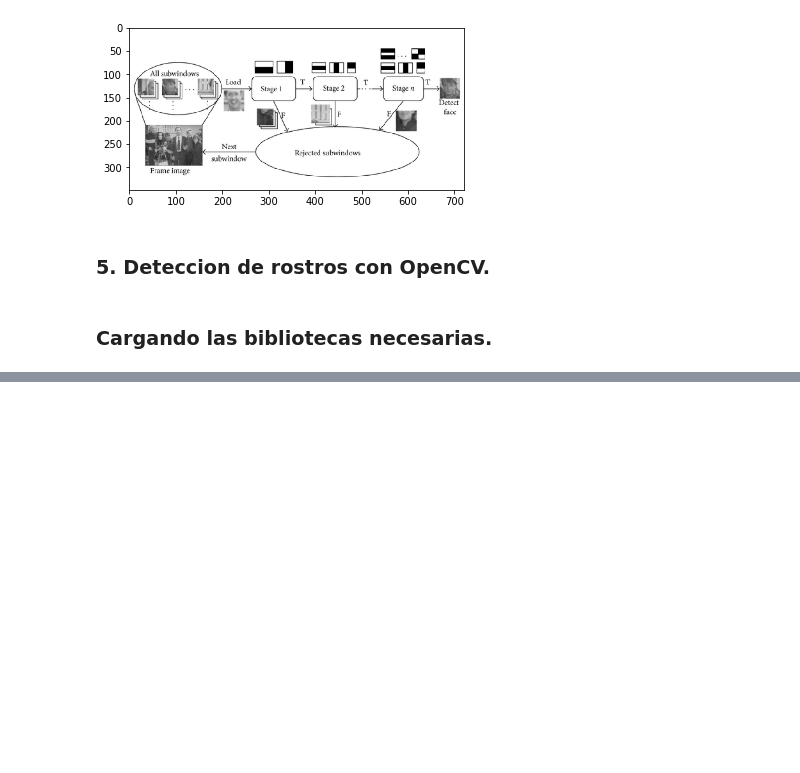
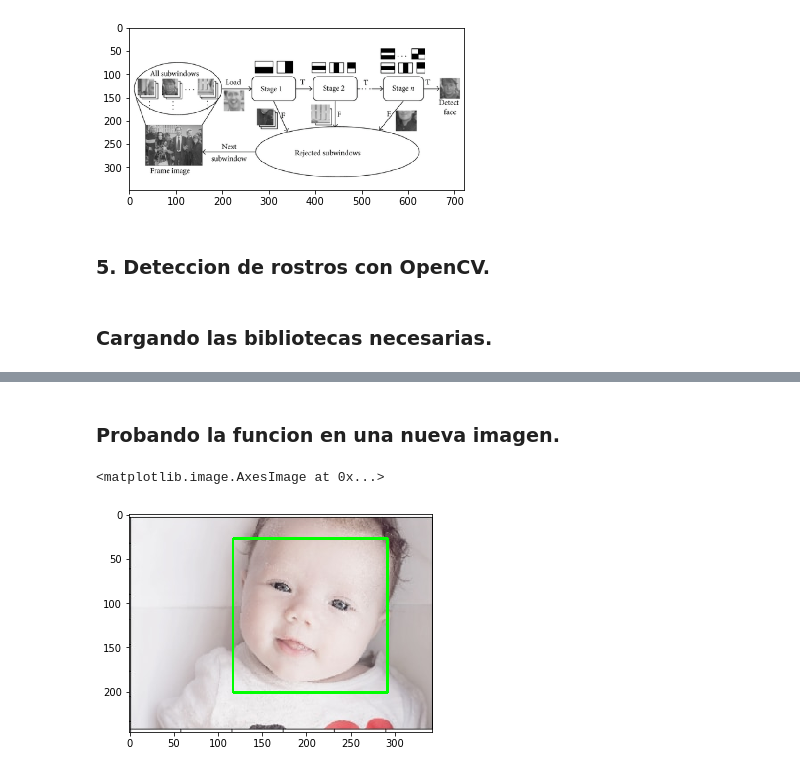
Before and after one commit to Visary12/IA-Clase-M5, a Jupyter notebook: PracticaDeteccionFacial.ipynb, the cells around one changed output, grey strips where cells are left out. Saved outputs shown, nothing was run; the diff lists cells and outputs as text; code cells hidden in the pictures; blank space fills up the shorter version.

```diff
--- a/PracticaDeteccionFacial.ipynb
+++ b/PracticaDeteccionFacial.ipynb
@@ -88,0 +121,2 @@ plt.show()
+# %%
+haar_cascade_face = cv2.CascadeClassifier('haarcascade_frontalface_default.xml')
@@ -88,0 +136,3 @@ plt.show()
+# %%
+for (x,y,w,h) in faces_rects:
+     cv2.rectangle(test_image, (x, y), (x+w, y+h), (0, 255, 0), 2)
@@ -88,0 +149,28 @@ plt.show()
+# %%
+def detect_faces(cascade, test_image, scaleFactor = 1.1):
+    # crea una copia de la imagen para evitar cambios en la original.
+    image_copy = test_image.copy()
+
+    # Convierte la imagen de prueba a escala de grises, ya que el detector de caras opencv espera imágenes en gris
+    gray_image = cv2.cvtColor(image_copy, cv2.COLOR_BGR2GRAY)
+
+    # Aplicando el clasificador haar para detectar caras
+    faces_rect = cascade.detectMultiScale(gray_image, scaleFactor=scaleFactor, minNeighbors=5)
+
+    for (x, y, w, h) in faces_rect:
+        cv2.rectangle(image_copy, (x, y), (x+w, y+h), (0, 255, 0), 2)
+        return image_copy
+# %% [markdown]
+### Probando la funcion en una nueva imagen.
+# %%
+# Cargando la imagen
+test_image2 = cv2.imread('bebe2.jpg')
+
+# llama a la función para detectar caras
+faces = detect_faces(haar_cascade_face, test_image2)
+
+# Convierte la imagen a RGB y la mostramos
+plt.imshow(convertToRGB(faces))
+# %% [output]
+<matplotlib.image.AxesImage at 0x...>
+[figure, added]
```
Also changed, not shown: parts of 15 cells of this notebook.
